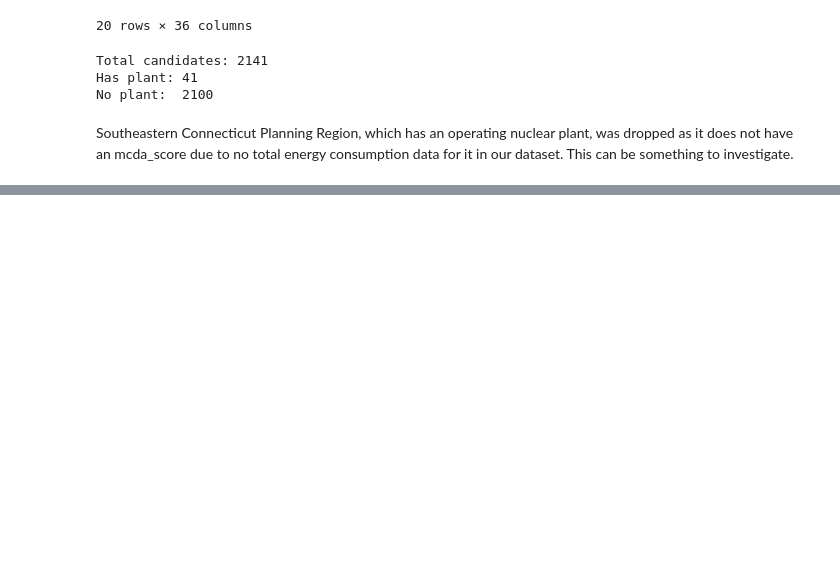
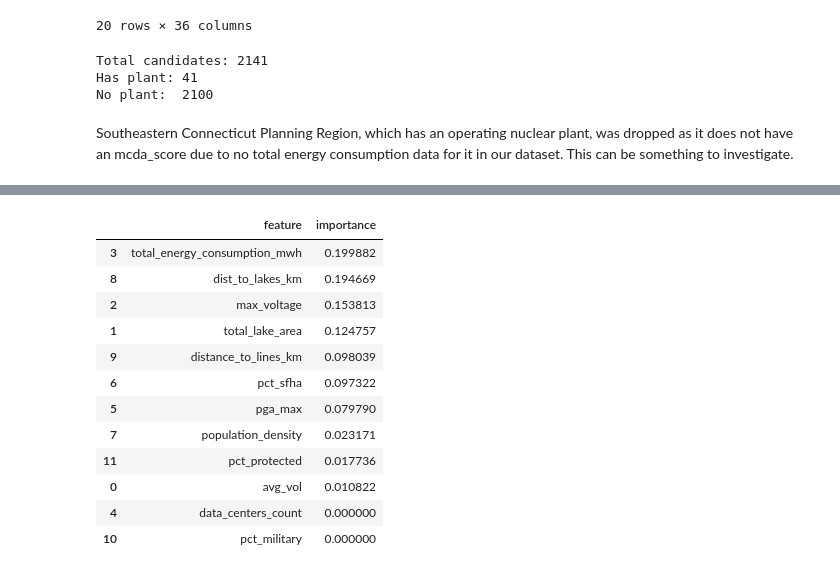
Before and after one commit to UIUC-DSC/team-nuclear-family, a Jupyter notebook: notebooks/validation.ipynb, the cells around one changed output, grey strips where cells are left out. Saved outputs shown, nothing was run; the diff lists cells and outputs as text; code cells hidden in the pictures; blank space fills up the shorter version.

```diff
--- a/notebooks/validation.ipynb
+++ b/notebooks/validation.ipynb
@@ -179,0 +252,18 @@ getting to validation soon
+# %%
+# feature importances
+tree_importances = pd.DataFrame({'feature': scored_features, 'importance': (best_tree.named_steps['tree'].feature_importances_).round(9)}).sort_values('importance', ascending=False)
+tree_importances
+# %% [output]
+|  | feature | importance |
+| 3 | total_energy_consumption_mwh | 0.199882 |
+| 8 | dist_to_lakes_km | 0.194669 |
+| 2 | max_voltage | 0.153813 |
+| 1 | total_lake_area | 0.124757 |
+| 9 | distance_to_lines_km | 0.098039 |
+| 6 | pct_sfha | 0.097322 |
+| 5 | pga_max | 0.079790 |
+| 7 | population_density | 0.023171 |
+| 11 | pct_protected | 0.017736 |
+| 0 | avg_vol | 0.010822 |
+| 4 | data_centers_count | 0.000000 |
+| 10 | pct_military | 0.000000 |
```
Also changed, not shown: parts of 15 cells of this notebook.
